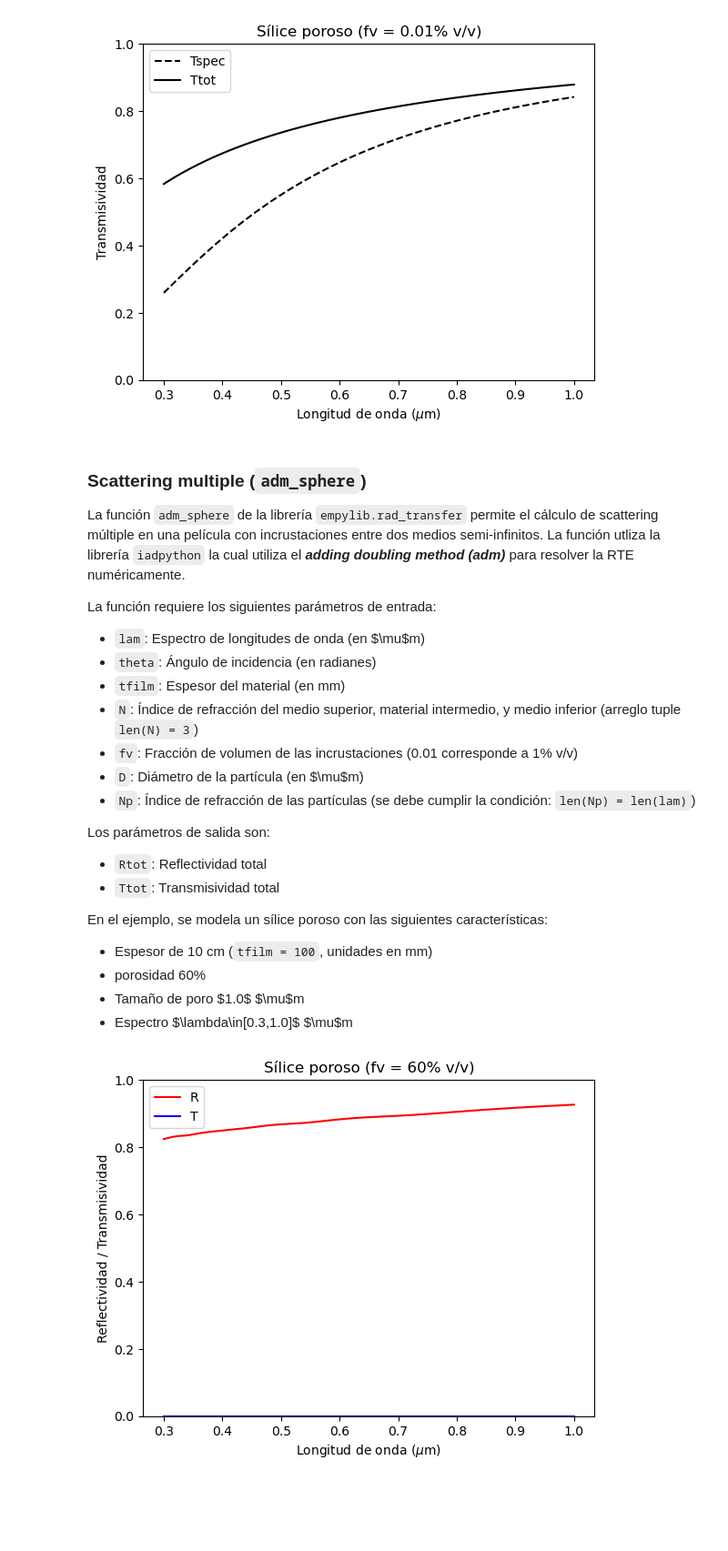
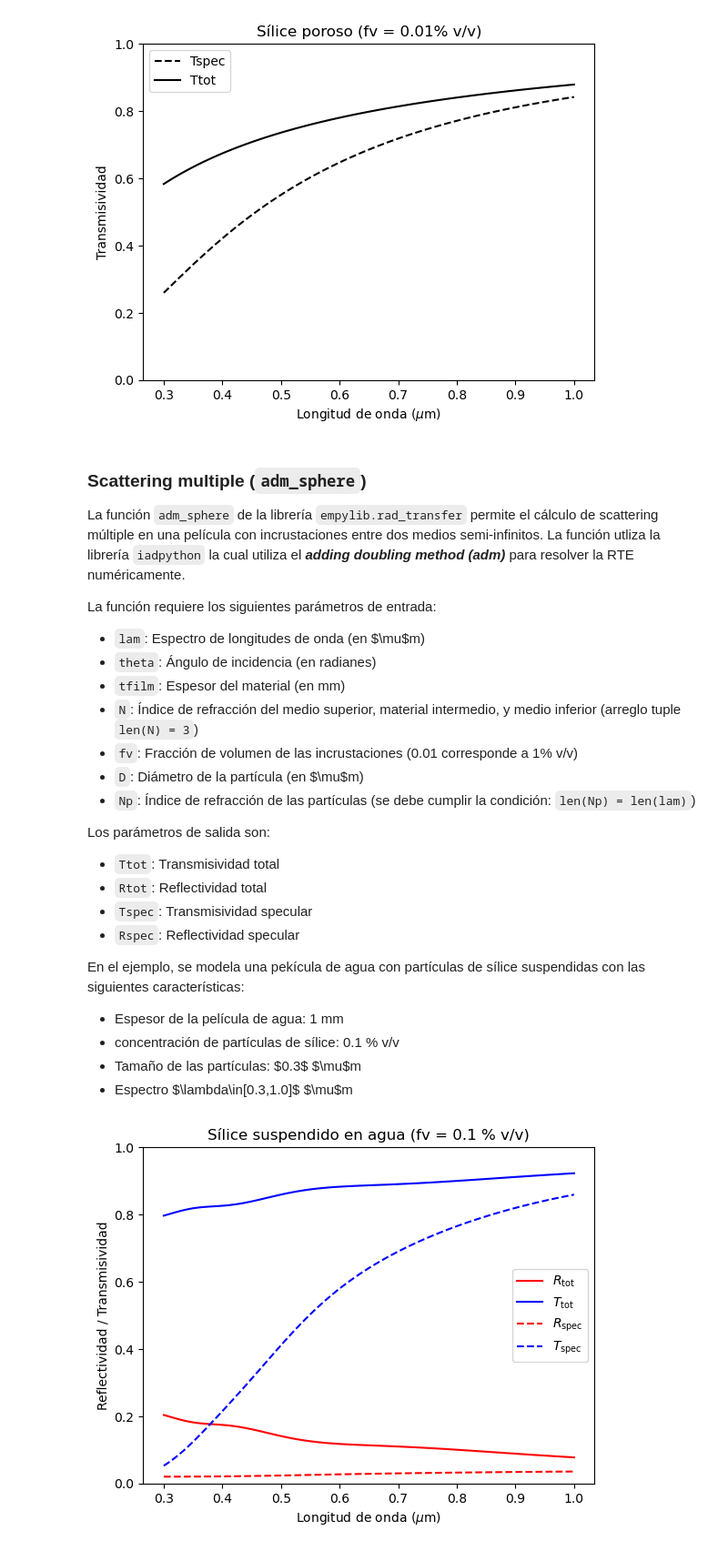
Before and after one commit to PanxoPanza/conversion_solar_termica, a Jupyter notebook: _build/jupyter_execute/Tutorial/Tutorial1/Tutorial1.ipynb, the cells around one changed output. Shown at 91% size. Drawn from its saved outputs; the diff is of its cells as text; code cells hidden in the pictures; blank space fills up the shorter version.

````diff
--- a/_build/jupyter_execute/Tutorial/Tutorial1/Tutorial1.ipynb
+++ b/_build/jupyter_execute/Tutorial/Tutorial1/Tutorial1.ipynb
@@ -533,31 +533,35 @@ La función requiere los siguientes parámetros de entrada:
 - ```Np```: Índice de refracción de las partículas (se debe cumplir la condición: ```len(Np) = len(lam)```)
 
 Los parámetros de salida son:
+- ```Ttot```: Transmisividad total
 - ```Rtot```: Reflectividad total
-- ```Ttot```: Transmisividad total
+- ```Tspec```: Transmisividad specular
+- ```Rspec```: Reflectividad specular
 
-En el ejemplo, se modela un sílice poroso con las siguientes características:
-- Espesor de 10 cm (```tfilm = 100```, unidades en mm)
-- porosidad 60%
-- Tamaño de poro $1.0$ $\mu$m
+En el ejemplo, se modela una pekícula de agua con partículas de sílice suspendidas con las siguientes características:
+- Espesor de la película de agua: 1 mm
+- concentración de partículas de sílice: 0.1 % v/v
+- Tamaño de las partículas: $0.3$ $\mu$m
 - Espectro $\lambda\in[0.3,1.0]$ $\mu$m
 # %%
 lam = np.linspace(0.3,1.0,100) # espectro de longitudes de onda
-tfilm = 100                    # espesor en mm
-N = (1.0,nk.SiO2(lam),1.0)     # indice de refracción superior, intermedio e inferior
-fv = 0.6                       # fracción de volúmen de los poros
-D = 1.0                        # diámetro de los poros (micrones)
-Np = 1.0                       # índice de refracción partícula
+tfilm = 1                      # espesor en mm
+N = (1.0,1.33,1.0)             # indice de refracción superior, intermedio e inferior
+fv = 0.001                     # fracción de volúmen de los poros
+D = 0.3                        # diámetro de los poros (micrones)
+Np = nk.SiO2(lam)              # índice de refracción partícula
 
-Rtot, Ttot = rt.adm_sphere(lam,tfilm,N,fv,D,Np)
+Ttot, Rtot, Tspec, Rspec = rt.adm_sphere(lam,tfilm,N,fv,D,Np)
 
-plt.plot(lam,Rtot,'-r',label='R')
-plt.plot(lam,Ttot,'-b',label='T')
+plt.plot(lam,Rtot,'-r',label='$R_\mathrm{tot}$')
+plt.plot(lam,Ttot,'-b',label='$T_\mathrm{tot}$')
+plt.plot(lam,Rspec,'--r',label='$R_\mathrm{spec}$')
+plt.plot(lam,Tspec,'--b',label='$T_\mathrm{spec}$')
 plt.xlabel('Longitud de onda ($\mu$m)')
 plt.ylabel('Reflectividad / Transmisividad')
-plt.title(r'Sílice poroso (fv = 60% v/v)')
+plt.title(r'Sílice suspendido en agua (fv = %.1f %% v/v)' % (fv*100))
 plt.legend()
 plt.ylim(0,1)
 plt.show()
 # %% [output]
-[figure, old version]
+[figure, new version]
````
Also changed, not shown: parts of 1 cell of this notebook, 27 other files.
